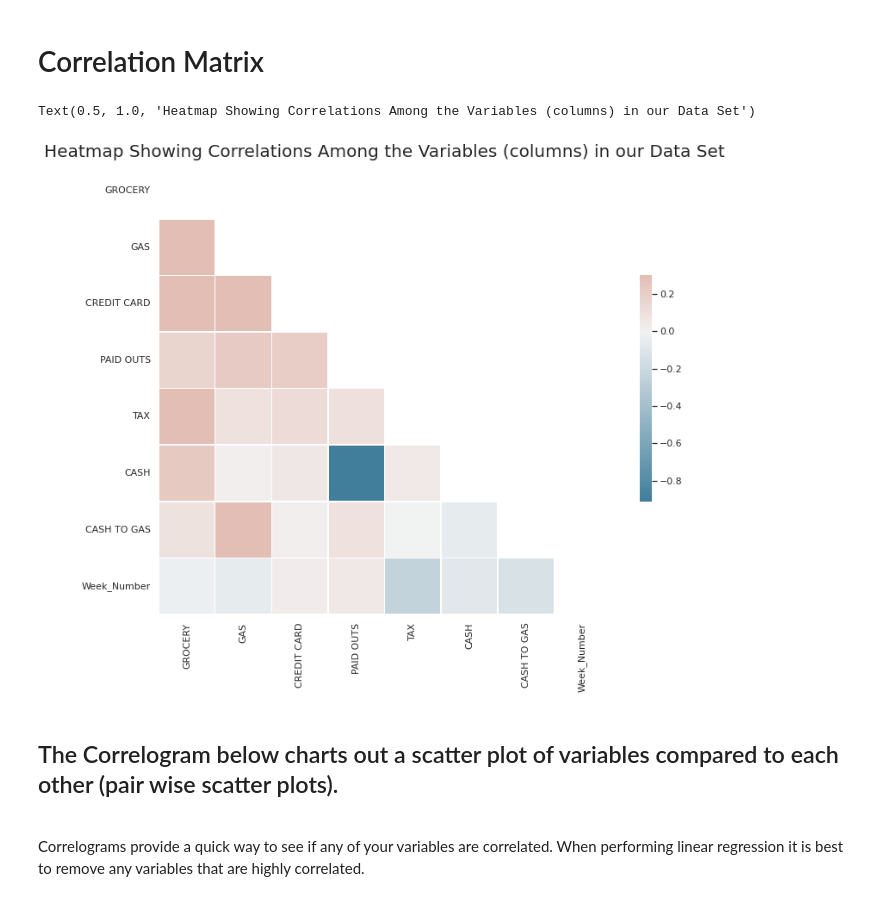
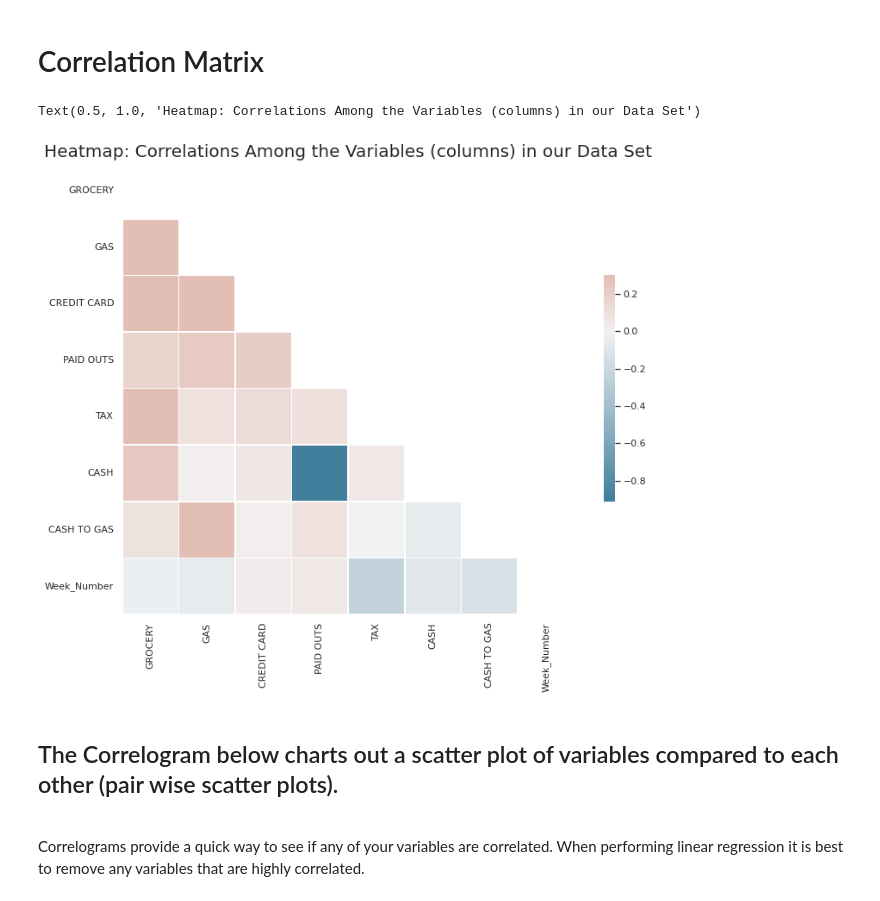
Before and after one commit to imad3k/Gas_station_analysis, a Jupyter notebook: c_store_test.ipynb, the cells around one changed output. Drawn from its saved outputs; the diff is of its cells as text; code cells hidden in the pictures.

```diff
--- a/c_store_test.ipynb
+++ b/c_store_test.ipynb
@@ -378,25 +378,25 @@ There seems to be some correlation, but not much
 # %%
 # Exploring (if any) correlations among other variables (columns)
 
 # Compute the correlation matrix
 corr = df.corr()
 
 # Generate a mask for the upper triangle
 mask = np.triu(np.ones_like(corr, dtype=bool))
 
 # Set up the matplotlib figure
 f, ax = plt.subplots(figsize=(11, 9))
 
 # Generate a custom diverging colormap
 cmap = sns.diverging_palette(230, 20, as_cmap=True)
 
 # Draw the heatmap with the mask and correct aspect ratio
 sns.heatmap(corr, mask=mask, cmap=cmap, vmax=.3, center=0,
             square=True, linewidths=.5, cbar_kws={"shrink": .5})
-plt.title('Heatmap Showing Correlations Among the Variables (columns) in our Data Set', fontsize = 20)
+plt.title('Heatmap: Correlations Among the Variables (columns) in our Data Set', fontsize = 20)
 # %% [output]
-Text(0.5, 1.0, 'Heatmap Showing Correlations Among the Variables (columns) in our Data Set')
+Text(0.5, 1.0, 'Heatmap: Correlations Among the Variables (columns) in our Data Set')
-[figure, old version]
+[figure, new version]
 # %% [markdown]
 ## The Correlogram below charts out a scatter plot of variables compared to each other (pair wise scatter plots).
 
```
Also changed, not shown: parts of 10 cells of this notebook.
